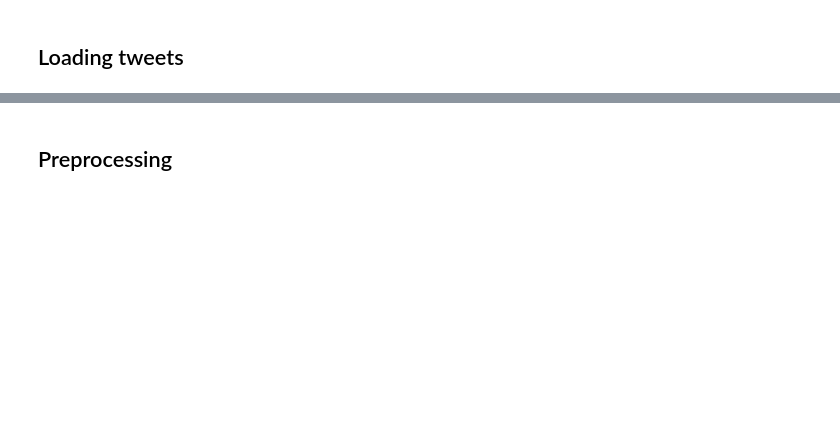
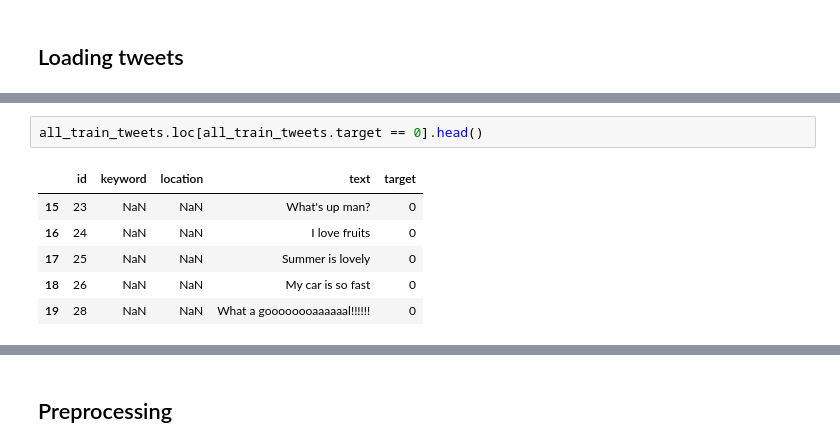
Before and after one commit to hatemalamir/tweet_disaster, a Jupyter notebook: disaster_tweets_classifier.ipynb, the cells around one changed output, grey strips where cells are left out. Drawn from its saved outputs; the diff is of its cells as text; blank space fills up the shorter version.

```diff
--- a/disaster_tweets_classifier.ipynb
+++ b/disaster_tweets_classifier.ipynb
@@ -18,0 +45,9 @@ all_test_tweets = pd.read_csv('test.csv')
+# %%
+all_train_tweets.loc[all_train_tweets.target == 0].head()
+# %% [output]
+|  | id | keyword | location | text | target |
+| 15 | 23 | NaN | NaN | What's up man? | 0 |
+| 16 | 24 | NaN | NaN | I love fruits | 0 |
+| 17 | 25 | NaN | NaN | Summer is lovely | 0 |
+| 18 | 26 | NaN | NaN | My car is so fast | 0 |
+| 19 | 28 | NaN | NaN | What a goooooooaaaaaal!!!!!! | 0 |
```
Also changed, not shown: parts of 24 cells of this notebook.
